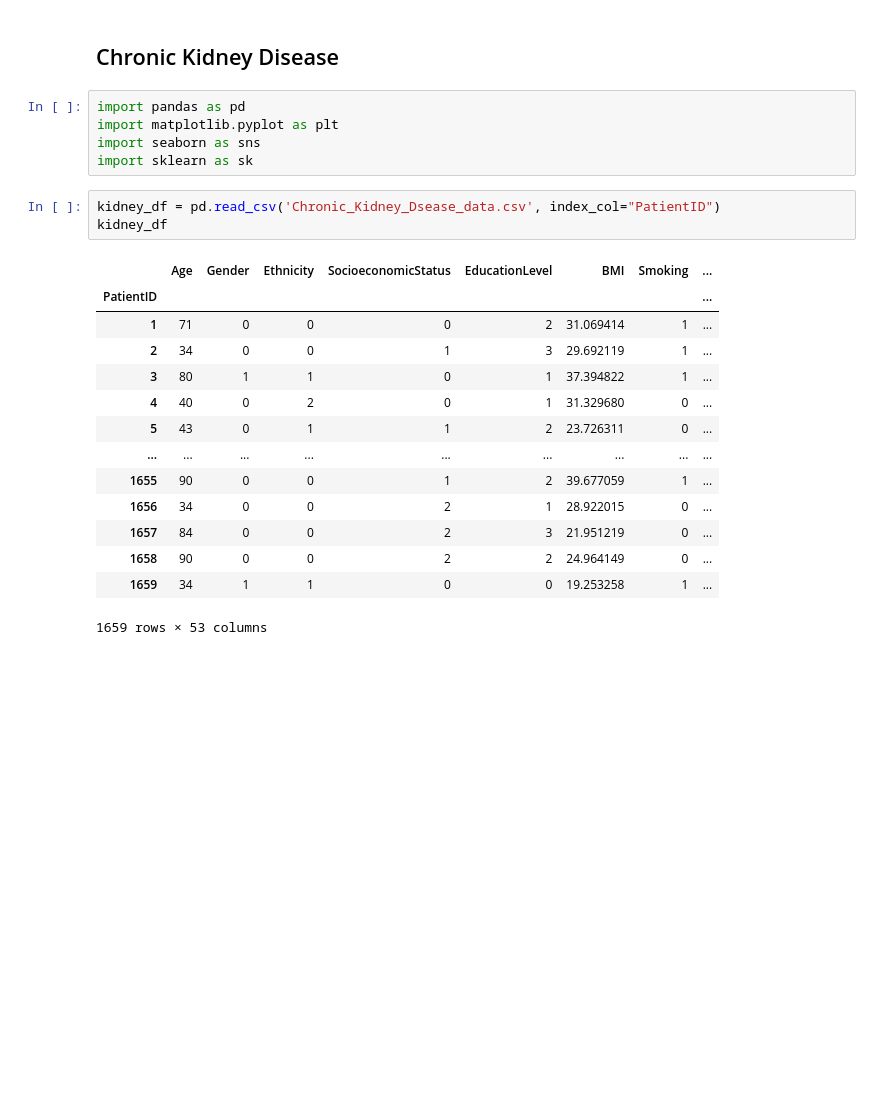
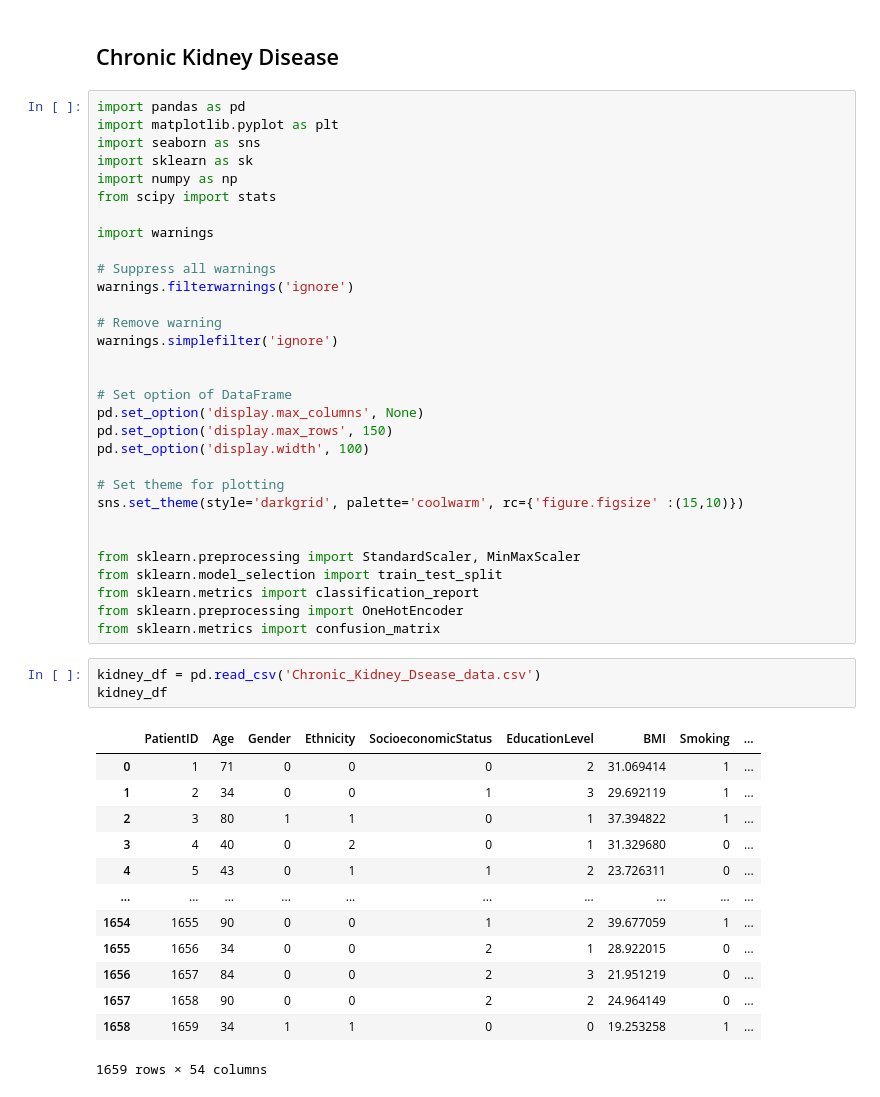
Before and after one commit to lovecrushfamily/Chronic_Kidney_Desease, a Jupyter notebook: notebook.ipynb, the cells around one changed output. Saved outputs shown, nothing was run; the diff lists cells and outputs as text; blank space fills up the shorter version.

```diff
--- a/notebook.ipynb
+++ b/notebook.ipynb
@@ -1,28 +1,53 @@
 # %% [markdown]
 ##  Chronic Kidney Disease
-# %%
-import pandas as pd
-import matplotlib.pyplot as plt
-import seaborn as sns
-import sklearn as sk
+# %%
+import pandas as pd
+import matplotlib.pyplot as plt
+import seaborn as sns
+import sklearn as sk
+import numpy as np
+from scipy import stats
+
+import warnings
+
+# Suppress all warnings
+warnings.filterwarnings('ignore')
+
+# Remove warning
+warnings.simplefilter('ignore')
+
+
+# Set option of DataFrame
+pd.set_option('display.max_columns', None)
+pd.set_option('display.max_rows', 150)
+pd.set_option('display.width', 100)
+
+# Set theme for plotting
+sns.set_theme(style='darkgrid', palette='coolwarm', rc={'figure.figsize' :(15,10)})
+
+
+from sklearn.preprocessing import StandardScaler, MinMaxScaler
+from sklearn.model_selection import train_test_split
+from sklearn.metrics import classification_report
+from sklearn.preprocessing import OneHotEncoder
+from sklearn.metrics import confusion_matrix
 # %%
-kidney_df = pd.read_csv('Chronic_Kidney_Dsease_data.csv', index_col="PatientID")
+kidney_df = pd.read_csv('Chronic_Kidney_Dsease_data.csv')
 kidney_df
 # %% [output]
-|  | Age | Gender | Ethnicity | SocioeconomicStatus | EducationLevel | BMI | Smoking | ... |
-| PatientID |  |  |  |  |  |  |  | ... |
-| 1 | 71 | 0 | 0 | 0 | 2 | 31.069414 | 1 | ... |
-| 2 | 34 | 0 | 0 | 1 | 3 | 29.692119 | 1 | ... |
-| 3 | 80 | 1 | 1 | 0 | 1 | 37.394822 | 1 | ... |
-| 4 | 40 | 0 | 2 | 0 | 1 | 31.329680 | 0 | ... |
-| 5 | 43 | 0 | 1 | 1 | 2 | 23.726311 | 0 | ... |
-| ... | ... | ... | ... | ... | ... | ... | ... | ... |
-| 1655 | 90 | 0 | 0 | 1 | 2 | 39.677059 | 1 | ... |
-| 1656 | 34 | 0 | 0 | 2 | 1 | 28.922015 | 0 | ... |
-| 1657 | 84 | 0 | 0 | 2 | 3 | 21.951219 | 0 | ... |
-| 1658 | 90 | 0 | 0 | 2 | 2 | 24.964149 | 0 | ... |
-| 1659 | 34 | 1 | 1 | 0 | 0 | 19.253258 | 1 | ... |
+|  | PatientID | Age | Gender | Ethnicity | SocioeconomicStatus | EducationLevel | BMI | Smoking | ... |
+| 0 | 1 | 71 | 0 | 0 | 0 | 2 | 31.069414 | 1 | ... |
+| 1 | 2 | 34 | 0 | 0 | 1 | 3 | 29.692119 | 1 | ... |
+| 2 | 3 | 80 | 1 | 1 | 0 | 1 | 37.394822 | 1 | ... |
+| 3 | 4 | 40 | 0 | 2 | 0 | 1 | 31.329680 | 0 | ... |
+| 4 | 5 | 43 | 0 | 1 | 1 | 2 | 23.726311 | 0 | ... |
+| ... | ... | ... | ... | ... | ... | ... | ... | ... | ... |
+| 1654 | 1655 | 90 | 0 | 0 | 1 | 2 | 39.677059 | 1 | ... |
+| 1655 | 1656 | 34 | 0 | 0 | 2 | 1 | 28.922015 | 0 | ... |
+| 1656 | 1657 | 84 | 0 | 0 | 2 | 3 | 21.951219 | 0 | ... |
+| 1657 | 1658 | 90 | 0 | 0 | 2 | 2 | 24.964149 | 0 | ... |
+| 1658 | 1659 | 34 | 1 | 1 | 0 | 0 | 19.253258 | 1 | ... |
-1659 rows × 53 columns
+1659 rows × 54 columns
 # %%
 kidney_df.info()
 # %% [output]
```
Also changed, not shown: parts of 28 cells of this notebook, 3 other files.
